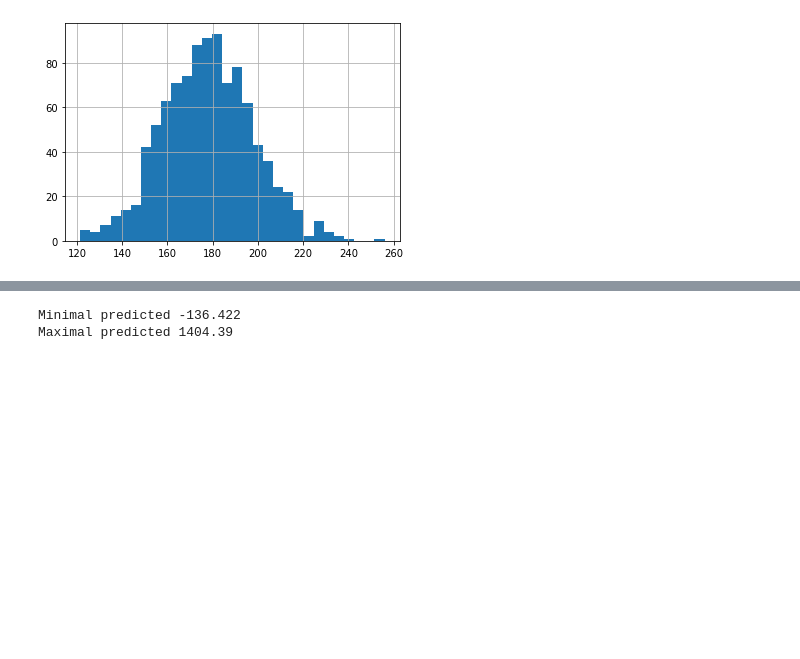
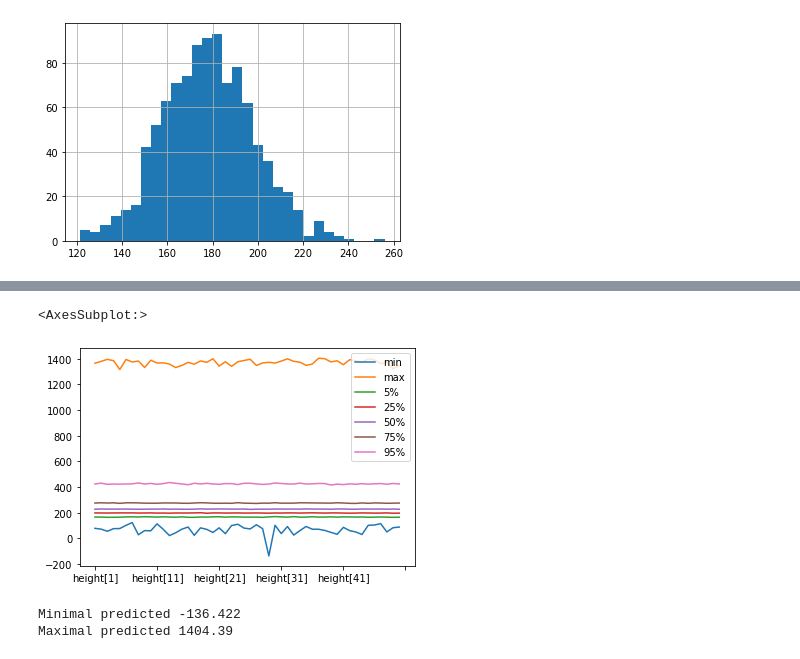
Before and after one commit to dominikwozniak/data-analytics, a Jupyter notebook: lab-4/lab_4.ipynb, the cells around one changed output, grey strips where cells are left out. Saved outputs shown, nothing was run; the diff lists cells and outputs as text; code cells hidden in the pictures; blank space fills up the shorter version.

```diff
--- a/lab-4/lab_4.ipynb
+++ b/lab-4/lab_4.ipynb
@@ -249,5 +259,21 @@ df_draws["alpha"].hist(bins=30)
 # %%
 df_to_plot = df_draws.drop(df_draws.columns[:5], 1)
+# %%
+filtered = df_draws[df_draws.columns[5:]]
+df_q = pd.DataFrame({
+    'min': filtered.min(),
+    'max': filtered.max(),
+    '5%': filtered.quantile(0.05),
+    '25%': df5.quantile(0.25),
+    '50%': filtered.quantile(0.5),
+    '75%': df5.quantile(0.75),
+    '95%': filtered.quantile(0.95)
+})
+
+df_q.plot()
+# %% [output]
+<AxesSubplot:>
+[figure, added]
 # %%
 min_height = []
 max_height = []
```
Also changed, not shown: parts of 5 cells of this notebook.
